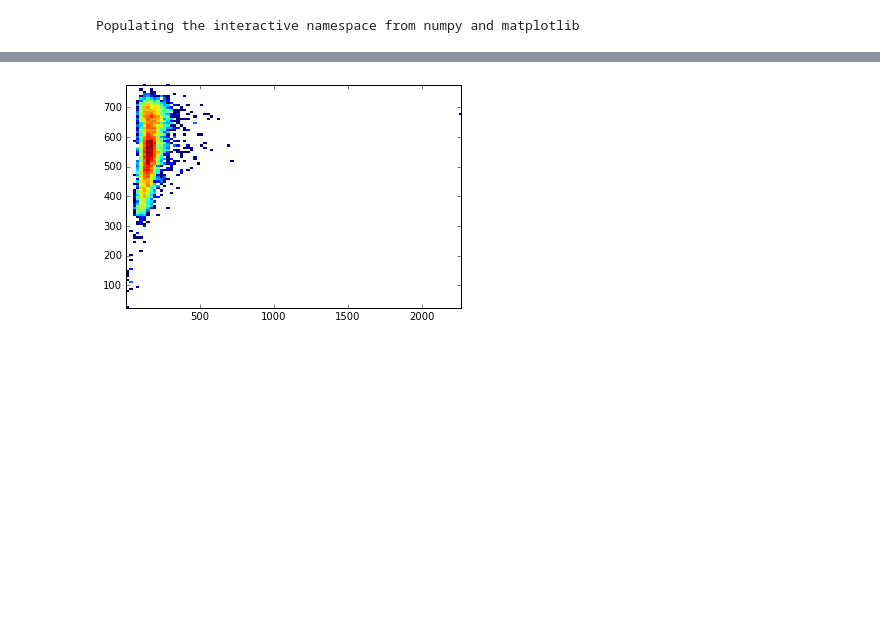
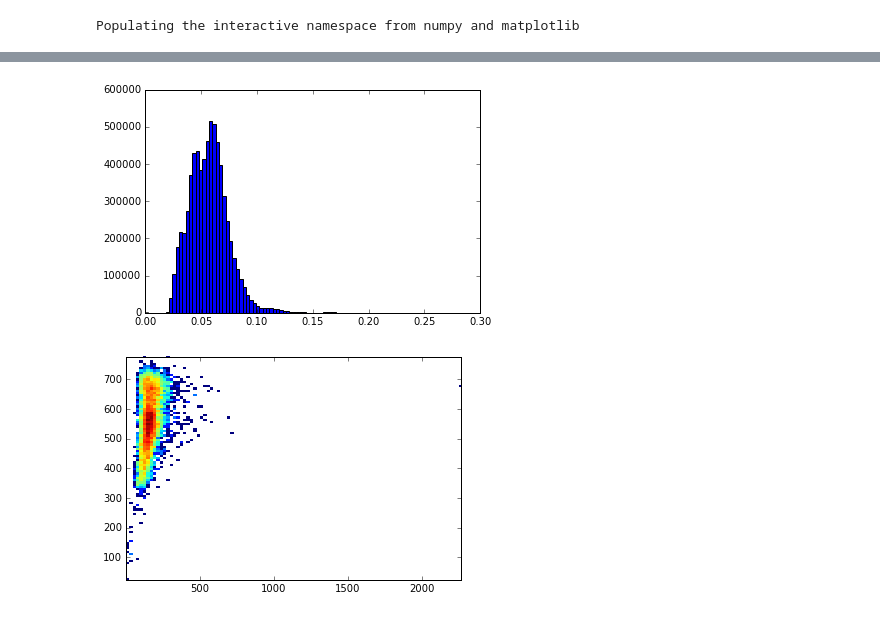
Before and after one commit to bccp/imaginglss-notebooks, a Jupyter notebook: PlotDensityMap-QSO.ipynb, the cells around one changed output, grey strips where cells are left out. Cells and saved outputs as stored; diff of their text form; code cells hidden in the pictures; blank space fills up the shorter version.

```diff
--- a/PlotDensityMap-QSO.ipynb
+++ b/PlotDensityMap-QSO.ipynb
@@ -60,3 +73,7 @@ _ = hist2d(meanfc[meanfc> 0.2], (gal_density / ran_density / norm)[meanfc>0.2],
+# %%
+_ = hist(ran_n['DECAM_INTRINSIC_NOISE_LEVEL'][:, 1], range=(0, 0.3), bins=100)
+# %% [output]
+[figure, added]
 # %%
 #_ = hist2d(gal_density, ran_density, bins=(100, 100), norm=matplotlib.colors.LogNorm())
 _ = hist2d(gal_density[meanfc > 0.5], ran_density[meanfc>0.5], bins=(100, 100), norm=matplotlib.colors.LogNorm())
```
Also changed, not shown: parts of 19 cells of this notebook.
